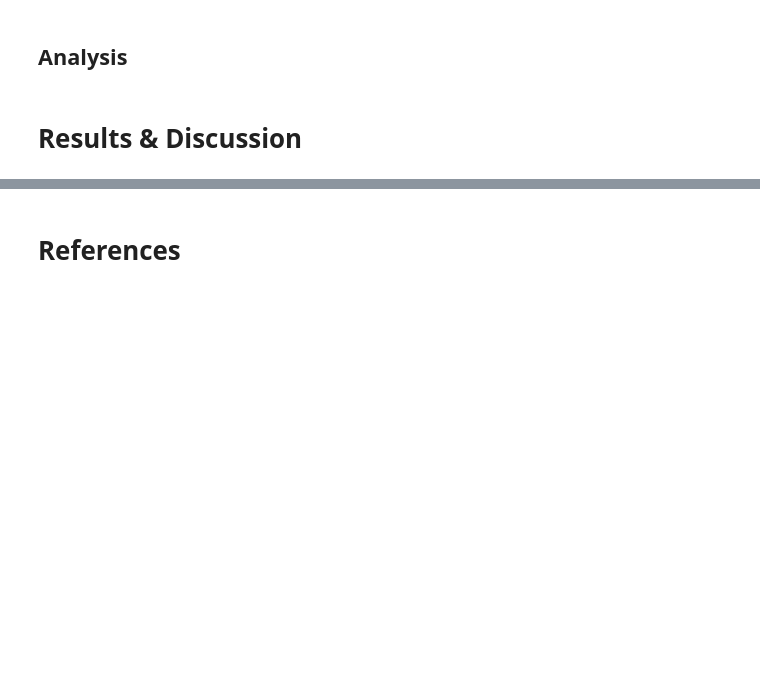
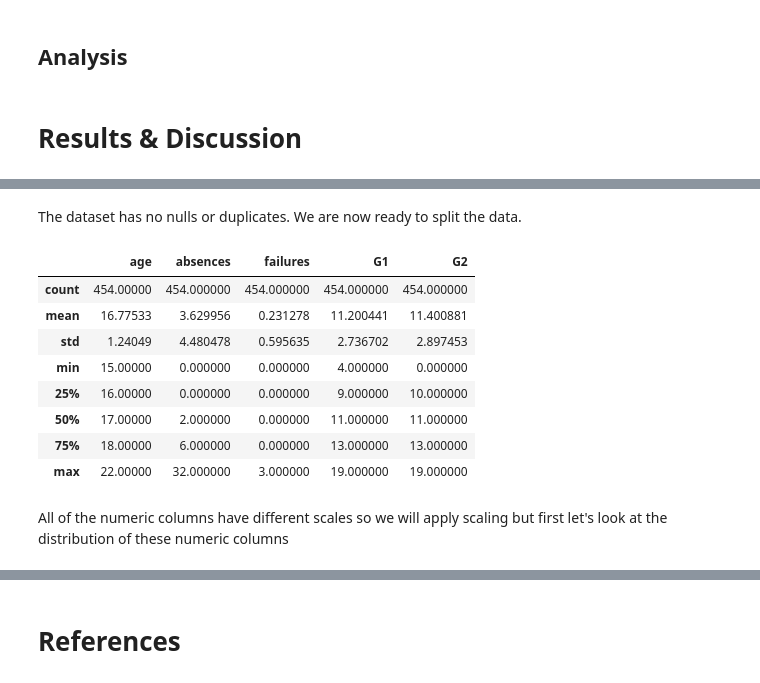
Before and after one commit to jiroamato/dream_team_27, a Jupyter notebook: notebooks/student_grade_predictor.ipynb, the cells around one changed output, grey strips where cells are left out. Drawn from its saved outputs; the diff is of its cells as text; code cells hidden in the pictures; blank space fills up the shorter version.

```diff
--- a/notebooks/student_grade_predictor.ipynb
+++ b/notebooks/student_grade_predictor.ipynb
@@ -36,0 +98,8 @@ with zipfile.ZipFile("../data/raw/student+performance.zip", 'r') as zip_ref:
+# %%
+# Loading in datasets
+stu_math = pd.read_csv('../data/raw/student-mat.csv', sep=';')
+stu_por = pd.read_csv('../data/raw/student-por.csv', sep=';')
+
+# Finding shape of both data sets
+print(f'Math dataset shape: {stu_math.shape}')
+print(f'Portuguese dataset shape: {stu_por.shape}')
@@ -36,0 +137,29 @@ with zipfile.ZipFile("../data/raw/student+performance.zip", 'r') as zip_ref:
+# %% [markdown]
+The dataset has no nulls or duplicates. We are now ready to split the data.
+# %%
+student_train, student_test = train_test_split(stu_por, test_size=0.3, random_state=123)
+
+student_train.to_csv('../data/processed/student_train.csv')
+student_test.to_csv('../data/processed/student_test.csv')
+# %%
+# Column names based on feature type
+target_feature = 'G3'
+binary_features = ['school', 'sex', 'address', 'famsize', 'Pstatus', 'schoolsup', 'famsup', 'paid', 'activities', 'nursery', 'higher', 'internet', 'romantic']
+nominal_features = ['Mjob', 'Fjob', 'reason', 'guardian']
+numeric_features = ['age', 'absences', 'failures', 'G1', 'G2']
+ordinal_features = ['Medu', 'Fedu', 'traveltime', 'studytime', 'famrel', 'freetime', 'goout', 'Dalc', 'Walc', 'health']
+# %%
+# Looking at numeric columns
+student_train[numeric_features].describe()
+# %% [output]
+|  | age | absences | failures | G1 | G2 |
+| count | 454.00000 | 454.000000 | 454.000000 | 454.000000 | 454.000000 |
+| mean | 16.77533 | 3.629956 | 0.231278 | 11.200441 | 11.400881 |
+| std | 1.24049 | 4.480478 | 0.595635 | 2.736702 | 2.897453 |
+| min | 15.00000 | 0.000000 | 0.000000 | 4.000000 | 0.000000 |
+| 25% | 16.00000 | 0.000000 | 0.000000 | 9.000000 | 10.000000 |
+| 50% | 17.00000 | 2.000000 | 0.000000 | 11.000000 | 11.000000 |
+| 75% | 18.00000 | 6.000000 | 0.000000 | 13.000000 | 13.000000 |
+| max | 22.00000 | 32.000000 | 3.000000 | 19.000000 | 19.000000 |
+# %% [markdown]
+All of the numeric columns have different scales so we will apply scaling but first let's look at the distribution of these numeric columns
```
Also changed, not shown: parts of 43 cells of this notebook, 11 other files.
